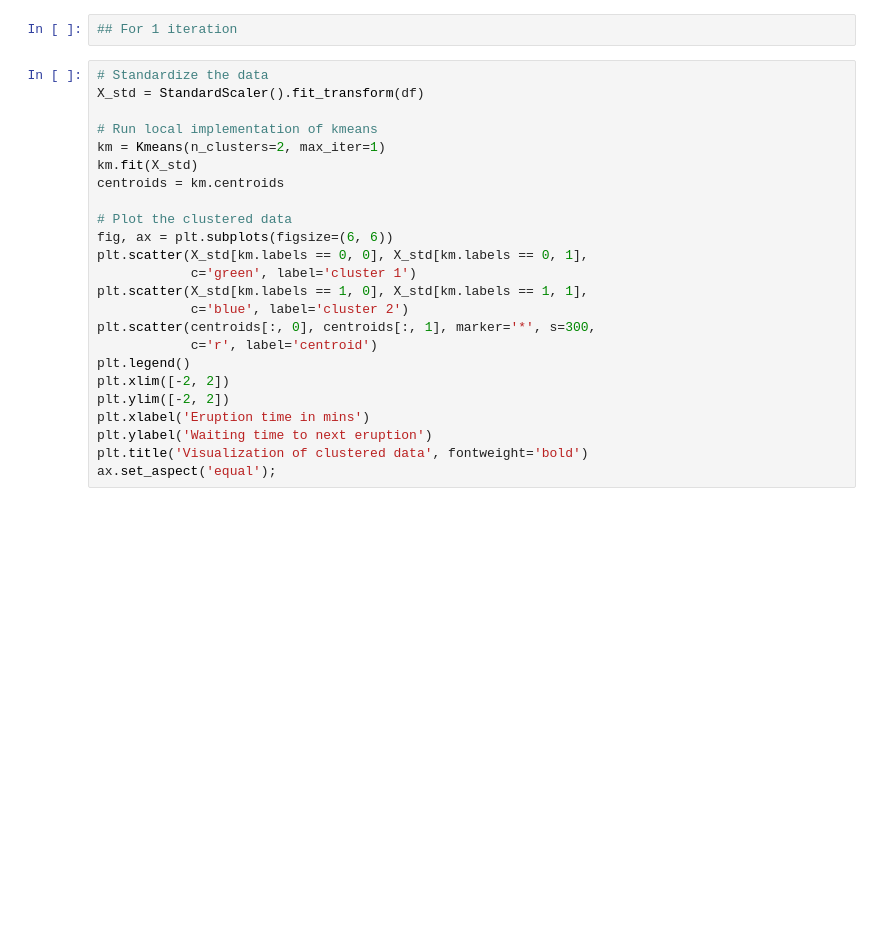
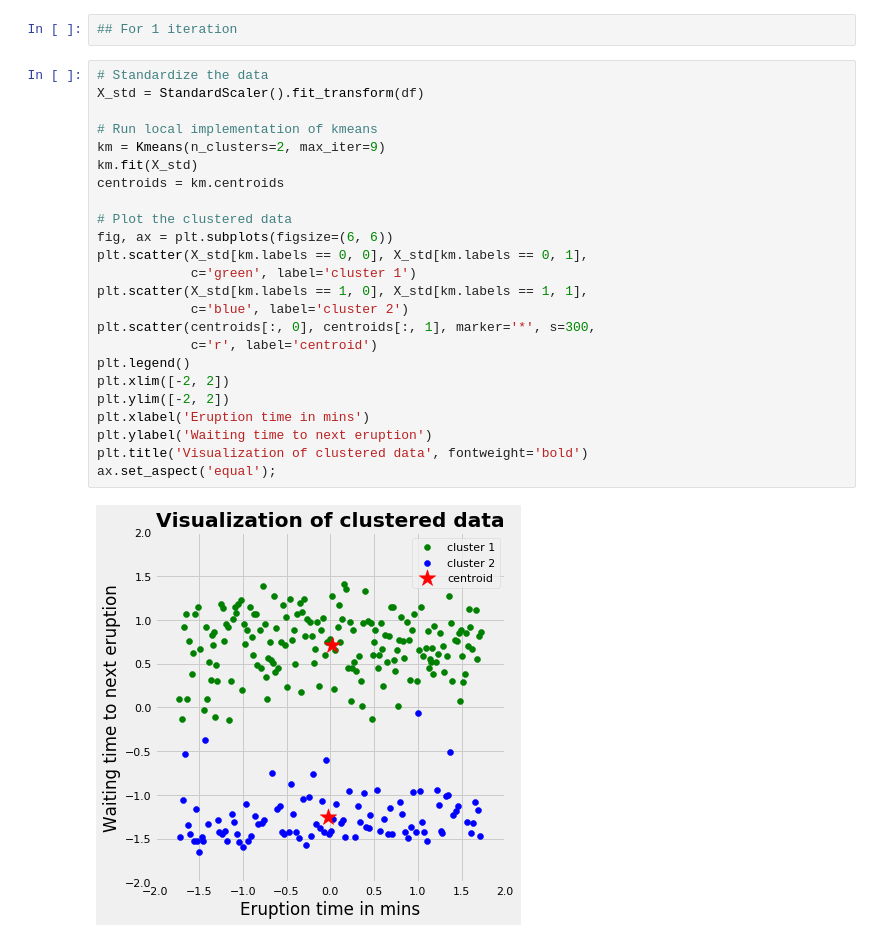
Before and after one commit to gahan9/ML_lab, a Jupyter notebook: practical_clustering/k-means.ipynb, the cells around one changed output. Saved outputs shown, nothing was run; the diff lists cells and outputs as text; blank space fills up the shorter version.

```diff
--- a/practical_clustering/k-means.ipynb
+++ b/practical_clustering/k-means.ipynb
@@ -180,24 +178,26 @@ plt.tight_layout();
 # %%
 # Standardize the data
 X_std = StandardScaler().fit_transform(df)
 
 # Run local implementation of kmeans
-km = Kmeans(n_clusters=2, max_iter=1)
+km = Kmeans(n_clusters=2, max_iter=9)
 km.fit(X_std)
 centroids = km.centroids
 
 # Plot the clustered data
 fig, ax = plt.subplots(figsize=(6, 6))
 plt.scatter(X_std[km.labels == 0, 0], X_std[km.labels == 0, 1],
             c='green', label='cluster 1')
 plt.scatter(X_std[km.labels == 1, 0], X_std[km.labels == 1, 1],
             c='blue', label='cluster 2')
 plt.scatter(centroids[:, 0], centroids[:, 1], marker='*', s=300,
             c='r', label='centroid')
 plt.legend()
 plt.xlim([-2, 2])
 plt.ylim([-2, 2])
 plt.xlabel('Eruption time in mins')
 plt.ylabel('Waiting time to next eruption')
 plt.title('Visualization of clustered data', fontweight='bold')
 ax.set_aspect('equal');
+# %% [output]
+[figure, added]
```
Also changed, not shown: parts of 3 cells of this notebook.
